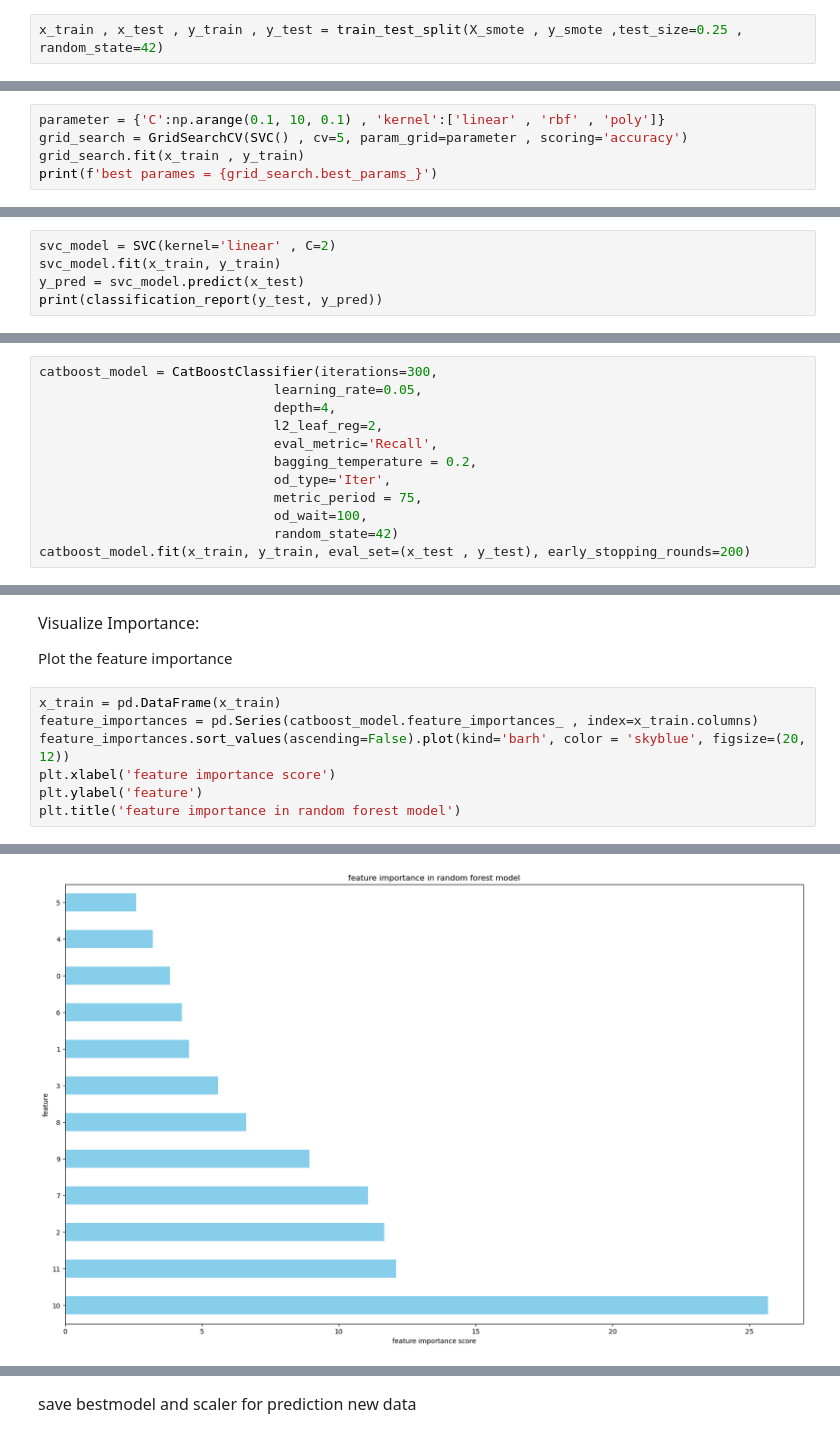
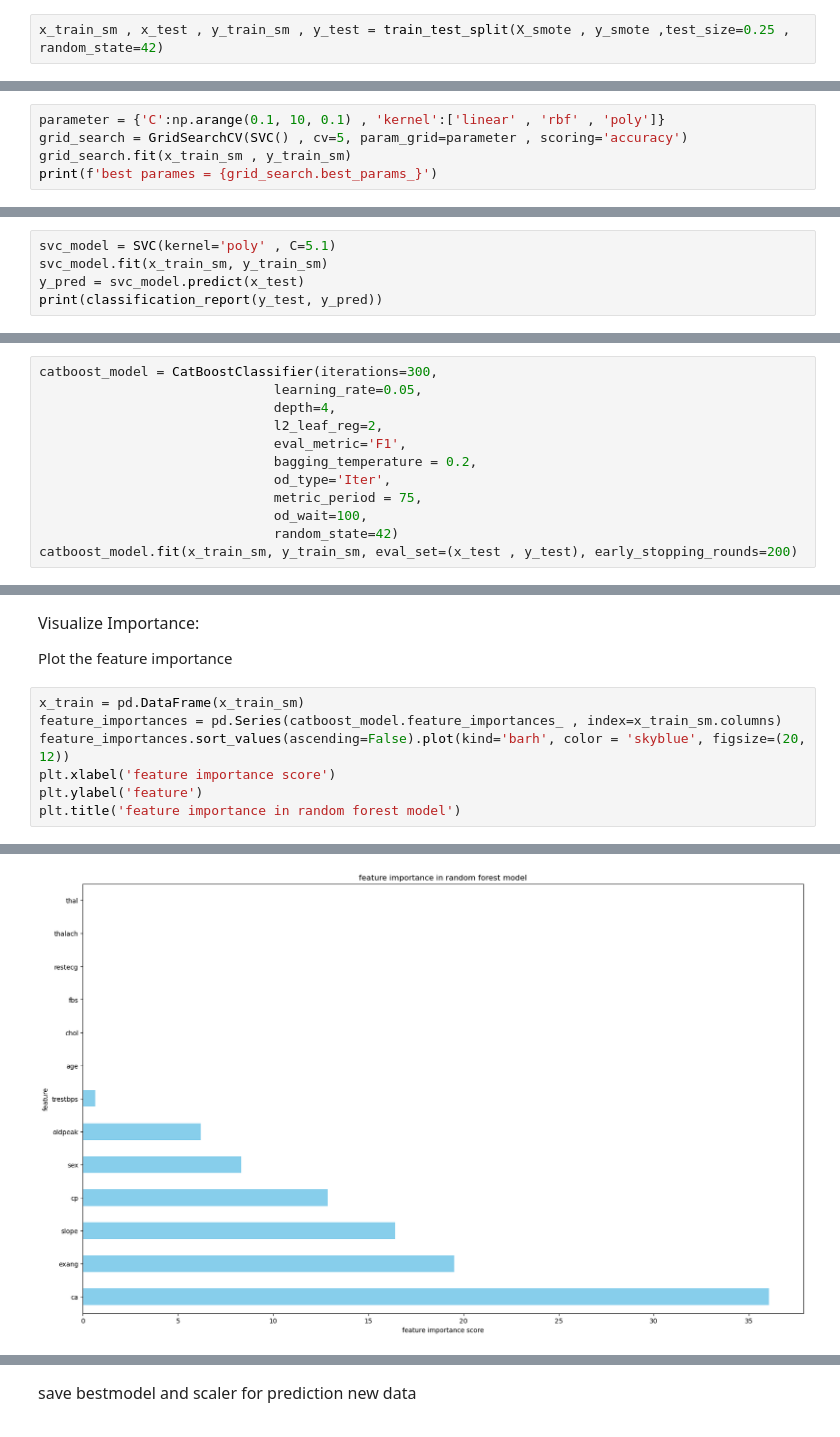
Before and after one commit to mehdighelich1379/Heart_Disease, a Jupyter notebook: notebooks/Final_Heart_Model.ipynb, the cells around one changed output, grey strips where cells are left out. Cells and saved outputs as stored; diff of their text form.

Commit message:
train: retrain heart model & save pipeline (joblib)

```diff
--- a/notebooks/Final_Heart_Model.ipynb
+++ b/notebooks/Final_Heart_Model.ipynb
@@ -233,12 +257,12 @@ print(len(X_smote) , len(y_smote))
 # %% [markdown]
 <font size="3">train test split data</font>
 # %%
-x_train , x_test , y_train , y_test = train_test_split(X_smote , y_smote ,test_size=0.25 , random_state=42)
+x_train_sm , x_test , y_train_sm , y_test = train_test_split(X_smote , y_smote ,test_size=0.25 , random_state=42)
 # %% [markdown]
 <font size="3">Gridsearch to find the best hyperparameters for the SVM model</font>
 # %%
 parameter = {'C':np.arange(0.1, 10, 0.1) , 'kernel':['linear' , 'rbf' , 'poly']}
 grid_search = GridSearchCV(SVC() , cv=5, param_grid=parameter , scoring='accuracy')
-grid_search.fit(x_train , y_train)
+grid_search.fit(x_train_sm , y_train_sm)
 print(f'best parames = {grid_search.best_params_}')
 # %% [output]
@@ -246,8 +270,8 @@ best parames = {'C': 1.3000000000000003, 'kernel': 'rbf'}
 # %% [markdown]
 <font size="3">1)Heart Disease Prediction with SVM algorithm</font>
 # %%
-svc_model = SVC(kernel='linear' , C=2)
-svc_model.fit(x_train, y_train)
+svc_model = SVC(kernel='poly' , C=5.1)
+svc_model.fit(x_train_sm, y_train_sm)
 y_pred = svc_model.predict(x_test)
 print(classification_report(y_test, y_pred))
 # %% [output]
@@ -307,12 +306,12 @@ catboost_model = CatBoostClassifier(iterations=300,
                               learning_rate=0.05,
                               depth=4,
                               l2_leaf_reg=2,
-                              eval_metric='Recall',
+                              eval_metric='F1',
                               bagging_temperature = 0.2,
                               od_type='Iter',
                               metric_period = 75,
                               od_wait=100,
                               random_state=42)
-catboost_model.fit(x_train, y_train, eval_set=(x_test , y_test), early_stopping_rounds=200)
+catboost_model.fit(x_train_sm, y_train_sm, eval_set=(x_test , y_test), early_stopping_rounds=200)
 # %% [output]
 Warning: Overfitting detector is active, thus evaluation metric is calculated on every iteration. 'metric_period' is ignored for evaluation metric.
@@ -401,13 +394,13 @@ Mean cross-validation score: 0.8363636363636363
 
  Plot the feature importance</font>
 # %%
-x_train = pd.DataFrame(x_train)
-feature_importances = pd.Series(catboost_model.feature_importances_ , index=x_train.columns)
+x_train = pd.DataFrame(x_train_sm)
+feature_importances = pd.Series(catboost_model.feature_importances_ , index=x_train_sm.columns)
 feature_importances.sort_values(ascending=False).plot(kind='barh', color = 'skyblue', figsize=(20, 12))
 plt.xlabel('feature importance score')
 plt.ylabel('feature')
 plt.title('feature importance in random forest model')
 # %% [output]
 Text(0.5, 1.0, 'feature importance in random forest model')
-[figure, old version]
+[figure, new version]
 # %%
```
Also changed, not shown: parts of 24 cells of this notebook, 19 other files.
